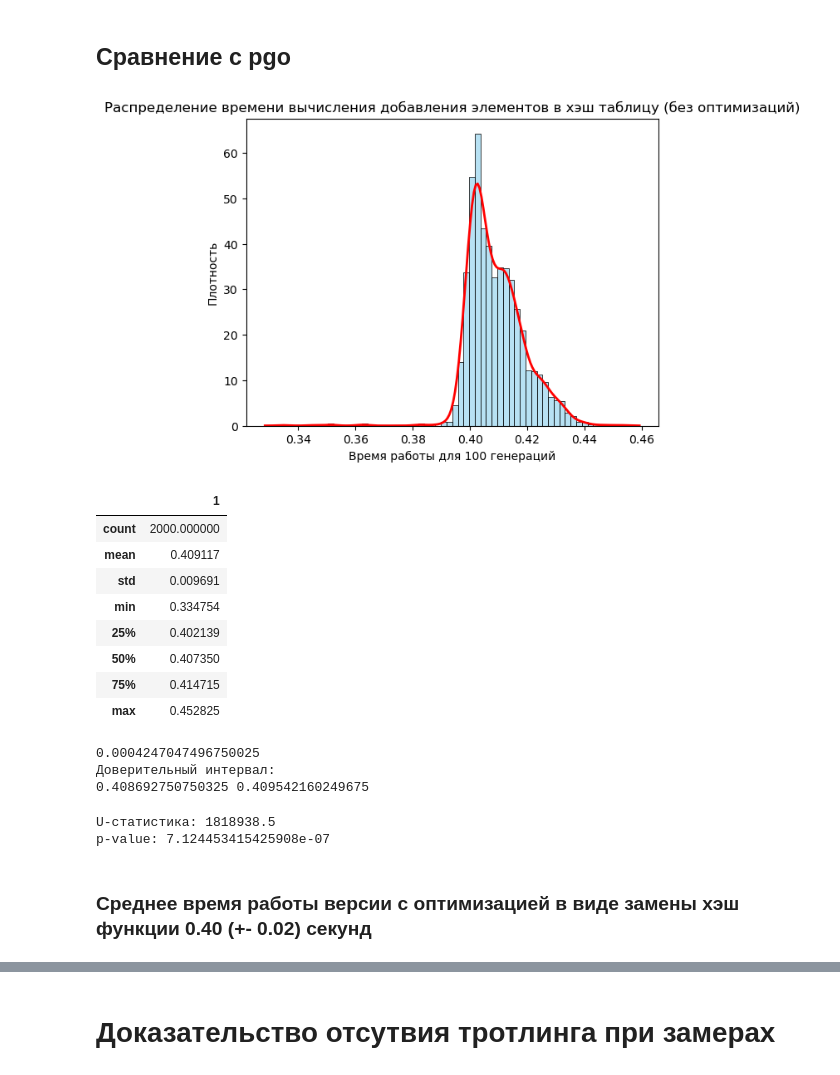
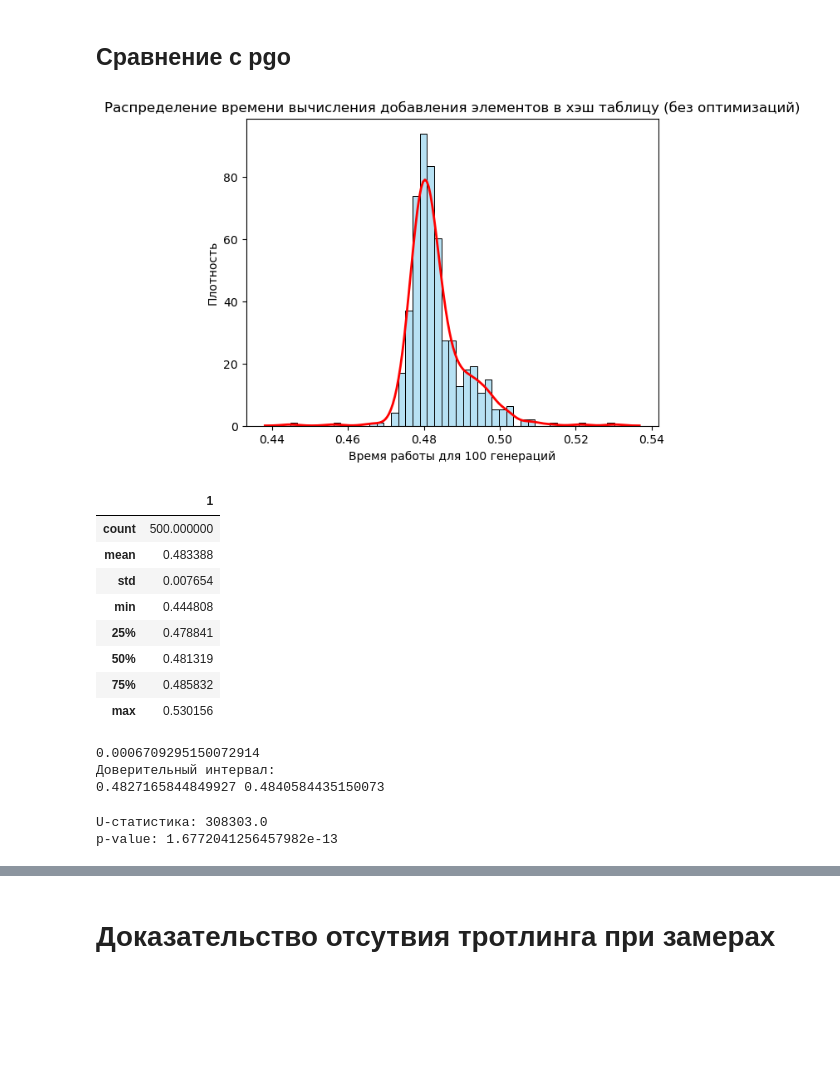
Before and after one commit to margocat57/Hash-Tables, a Jupyter notebook: Hash_tables_src/analys.ipynb, the cells around one changed output, grey strips where cells are left out. Cells and saved outputs as stored; diff of their text form; code cells hidden in the pictures; blank space fills up the shorter version.

```diff
--- a/Hash_tables_src/analys.ipynb
+++ b/Hash_tables_src/analys.ipynb
@@ -913,42 +911,42 @@ p-value: 0.0
 # %% [markdown]
 ## Сравнение с pgo
 # %%
-filtered = df[df.iloc[:,0] == "pgo_O3"]
+filtered = df[df.iloc[:,0] == "pgo"]
 
 sns.histplot(
     data=filtered,
     x=filtered.iloc[:,1],
     bins="auto",
     stat="density",
     color="skyblue",
     alpha=0.6
 )
 
 sns.kdeplot(
     data=filtered,
     x=filtered.iloc[:,1],
     color="red",
     linewidth=2
 )
 
 plt.xlabel("Время работы для 100 генераций")
 plt.ylabel("Плотность")
 plt.title("Распределение времени вычисления добавления элементов в хэш таблицу (без оптимизаций)")
 plt.show()
 # %% [output]
-[figure, old version]
+[figure, new version]
 # %%
 filtered.describe()
 # %% [output]
 |  | 1 |
-| count | 2000.000000 |
-| mean | 0.409117 |
-| std | 0.009691 |
-| min | 0.334754 |
-| 25% | 0.402139 |
-| 50% | 0.407350 |
-| 75% | 0.414715 |
-| max | 0.452825 |
+| count | 500.000000 |
+| mean | 0.483388 |
+| std | 0.007654 |
+| min | 0.444808 |
+| 25% | 0.478841 |
+| 50% | 0.481319 |
+| 75% | 0.485832 |
+| max | 0.530156 |
 # %%
 mean = np.mean(filtered.iloc[:,1])
 std = np.std(filtered.iloc[:,1], ddof=1)
@@ -965,9 +963,9 @@ print(z * std / np.sqrt(n))
 print("Доверительный интервал:")
 print(lower, upper)
 # %% [output]
-0.0004247047496750025
+0.0006709295150072914
 Доверительный интервал:
-0.408692750750325 0.409542160249675
+0.4827165844849927 0.4840584435150073
 # %%
 from scipy.stats import mannwhitneyu
 
@@ -976,10 +974,8 @@ statistic, p_value = mannwhitneyu(filtered.iloc[:,1], filtered0.iloc[:,1], alter
 print(f"U-статистика: {statistic}")
 print(f"p-value: {p_value}")
 # %% [output]
-U-статистика: 1818938.5
-p-value: 7.124453415425908e-07
+U-статистика: 308303.0
+p-value: 1.6772041256457982e-13
-# %% [markdown]
-### Среднее время работы версии с оптимизацией в виде замены хэш функции 0.40 (+- 0.02) секунд
 # %% [markdown]
 # Сравнение всех реализаций
 
```
Also changed, not shown: parts of 59 cells of this notebook, 21 other files.
